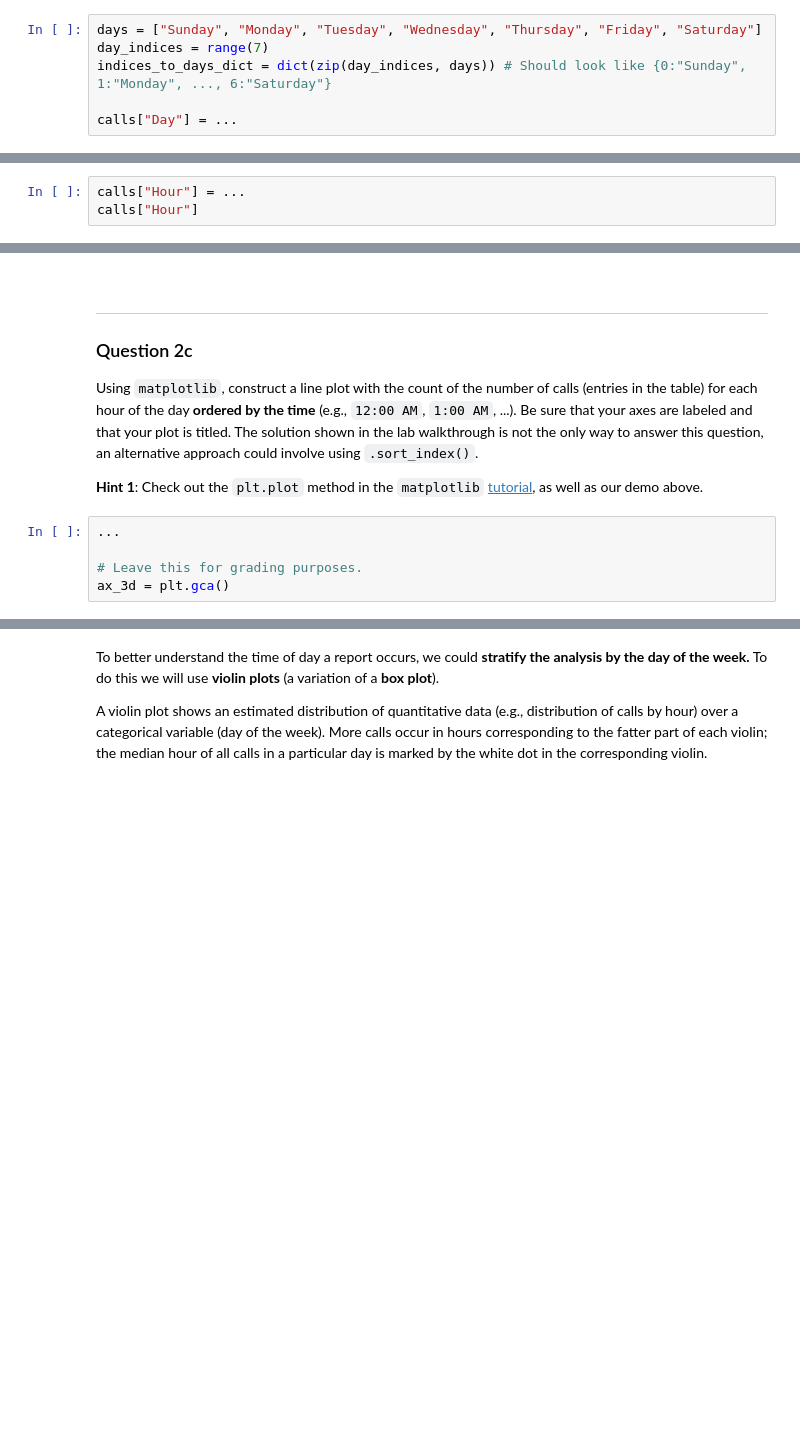
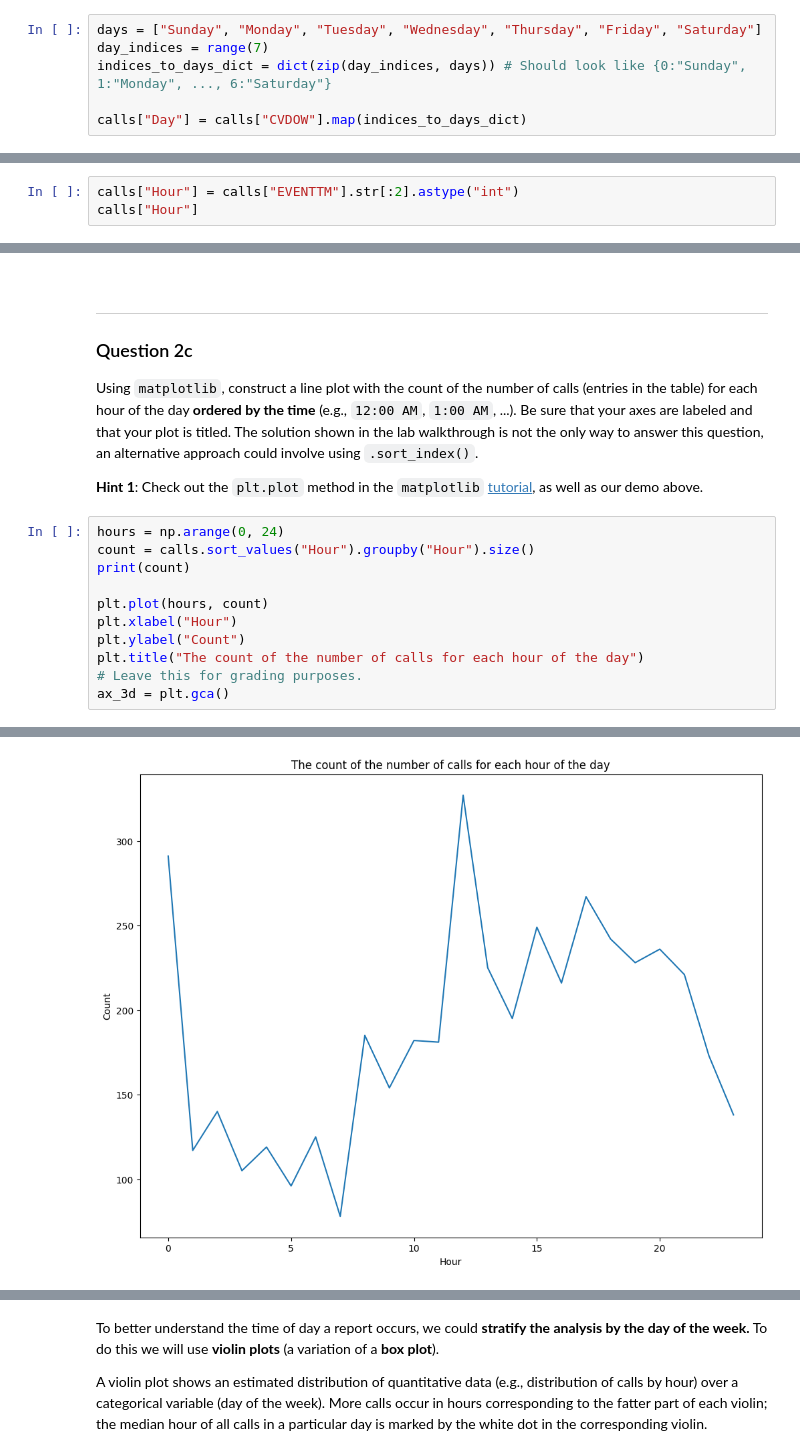
Before and after one commit to GhostLazy/Data100, a Jupyter notebook: su24-materials-main/lab/lab04/lab04.ipynb, the cells around one changed output, grey strips where cells are left out. Cells and saved outputs as stored; diff of their text form; blank space fills up the shorter version.

```diff
--- a/su24-materials-main/lab/lab04/lab04.ipynb
+++ b/su24-materials-main/lab/lab04/lab04.ipynb
@@ -232,6 +317,6 @@ days = ["Sunday", "Monday", "Tuesday", "Wednesday", "Thursday", "Friday", "Satur
 day_indices = range(7)
 indices_to_days_dict = dict(zip(day_indices, days)) # Should look like {0:"Sunday", 1:"Monday", ..., 6:"Saturday"}
 
-calls["Day"] = ...
+calls["Day"] = calls["CVDOW"].map(indices_to_days_dict)
 # %%
 grader.check("q2a")
@@ -247,3 +350,3 @@ Now let's look at the `EVENTTM` column which indicates the time for events. Sinc
 # %%
-calls["Hour"] = ...
+calls["Hour"] = calls["EVENTTM"].str[:2].astype("int")
 calls["Hour"]
@@ -258,8 +376,15 @@ grader.check("q2b")
 Using `matplotlib`, construct a line plot with the count of the number of calls (entries in the table) for each hour of the day  **ordered by the time** (e.g., `12:00 AM`, `1:00 AM`, ...). Be sure that your axes are labeled and that your plot is titled. The solution shown in the lab walkthrough is not the only way to answer this question, an alternative approach could involve using `.sort_index()`.
 
 **Hint 1**: Check out the `plt.plot` method in the `matplotlib` [tutorial](https://matplotlib.org/stable/tutorials/introductory/pyplot.html#intro-to-pyplot), as well as our demo above.
-# %%
-...
-
-# Leave this for grading purposes.
-ax_3d = plt.gca()
+# %%
+hours = np.arange(0, 24)
+count = calls.sort_values("Hour").groupby("Hour").size()
+print(count)
+
+plt.plot(hours, count)
+plt.xlabel("Hour")
+plt.ylabel("Count")
+plt.title("The count of the number of calls for each hour of the day")
+# Leave this for grading purposes.
+ax_3d = plt.gca()
+# %% [output]
@@ -266,2 +408,3 @@ ax_3d = plt.gca()
+[figure, added]
 # %%
 grader.check("q2c")
```
Also changed, not shown: parts of 42 cells of this notebook, 6 other files.
